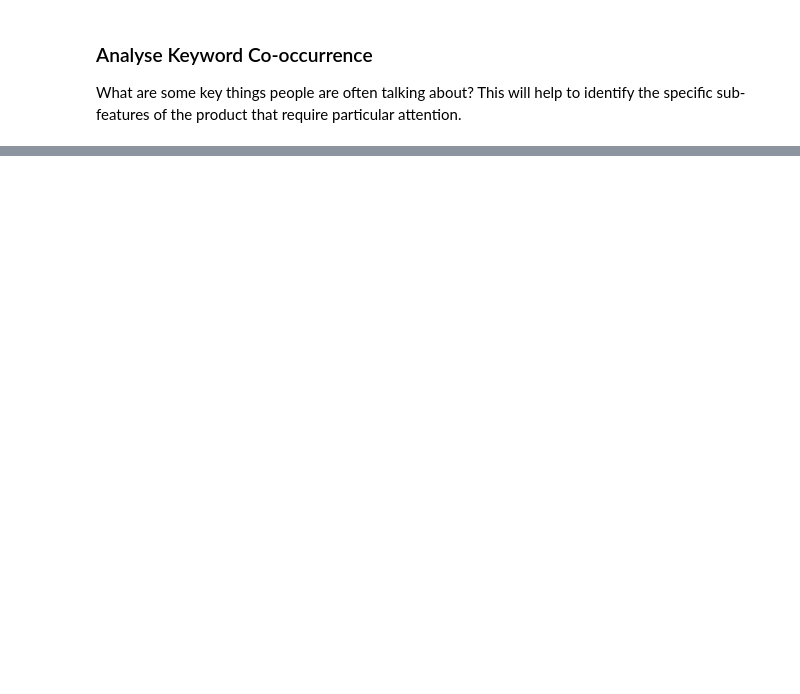
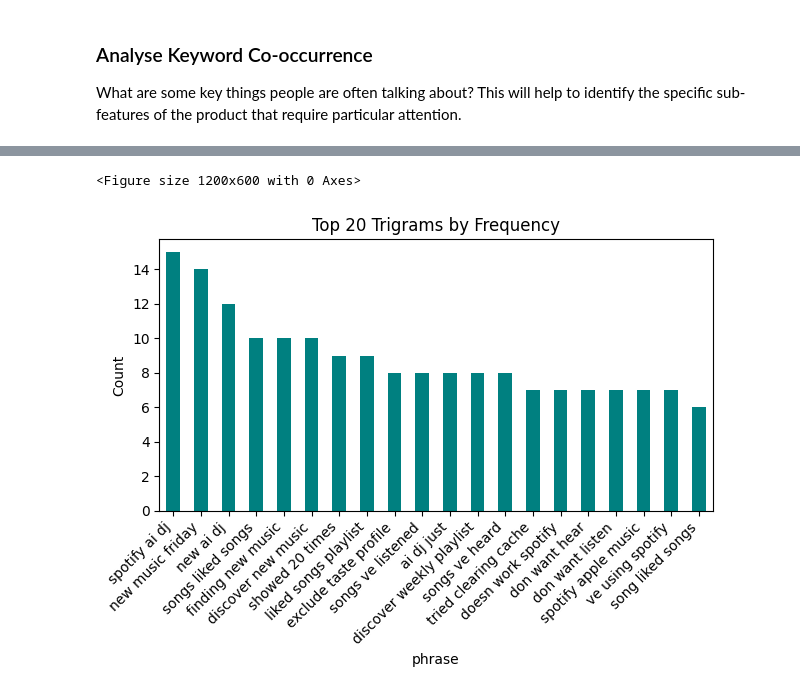
Before and after one commit to Prakhar896/SMAA2, a Jupyter notebook: analysis.ipynb, the cells around one changed output, grey strips where cells are left out. Cells and saved outputs as stored; diff of their text form; code cells hidden in the pictures; blank space fills up the shorter version.

```diff
--- a/analysis.ipynb
+++ b/analysis.ipynb
@@ -607,0 +609,14 @@ plt.show()
+# %%
+from sklearn.feature_extraction.text import CountVectorizer
+
+# Extract bi-grams and tri-grams
+vectorizer = CountVectorizer(ngram_range=(3, 3), stop_words='english')
+X = vectorizer.fit_transform(list(df['text']))
+
+# Get top phrases
+phrase_counts = pd.DataFrame({
+    "phrase": vectorizer.get_feature_names_out(),
+    "count": X.sum(axis=0).A1
+}).sort_values("count", ascending=False)
+
+print(phrase_counts.head(20))
@@ -607,0 +641,12 @@ plt.show()
+# %%
+# Plot top trigrams
+plt.figure(figsize=(12, 6))
+phrase_counts.head(20).plot.bar(x="phrase", y="count", legend=False, color='teal')
+plt.title("Top 20 Trigrams by Frequency")
+plt.ylabel("Count")
+plt.xticks(rotation=45, ha='right')
+plt.tight_layout()
+plt.show()
+# %% [output]
+<Figure size 1200x600 with 0 Axes>
+[figure, added]
```
Also changed, not shown: parts of 6 cells of this notebook.
